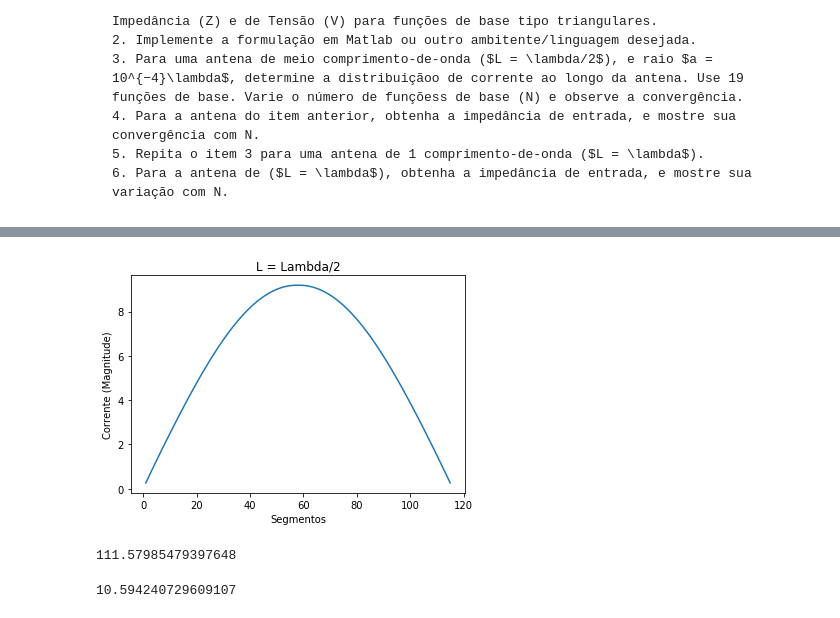
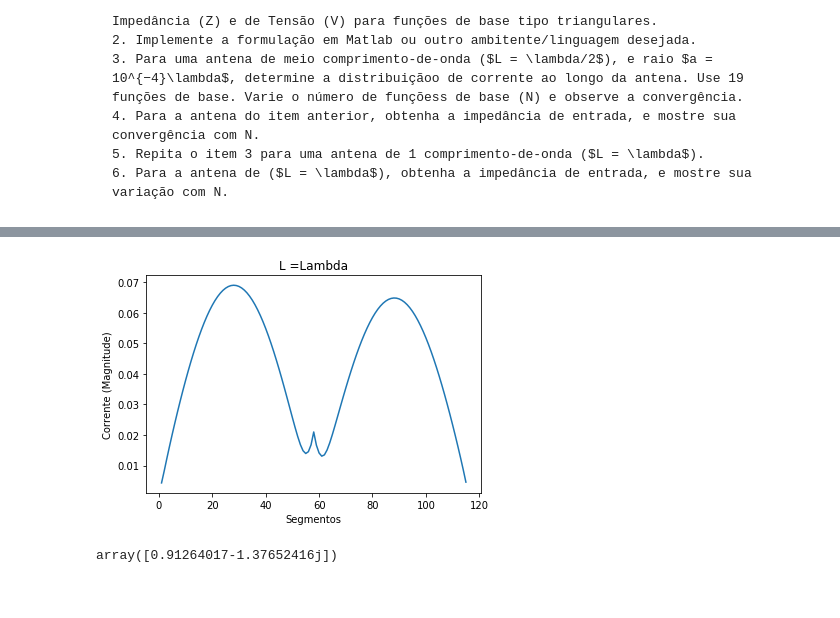
Before and after one commit to arma29/Antenas, a Jupyter notebook: Lista_3/MoM_Test.ipynb, the cells around one changed output, grey strips where cells are left out. Drawn from its saved outputs; the diff is of its cells as text; code cells hidden in the pictures.

```diff
--- a/Lista_3/MoM_Test.ipynb
+++ b/Lista_3/MoM_Test.ipynb
@@ -63,18 +56,21 @@ def voltageColumn(N):
         V[temp] = V0
     return V
 # %%
-def funcZ(x):
+def funcZ(x,L,N):
+    Delta = L/N
+    if(x < 0):
+        x = 0
     return -L/2 + x*Delta
 # %%
 def funcPsi(m,n, L, N,a):
     Delta = L/N
     if(m == n):
         fst = 1./(2*Pi*Delta)
-        snd = np.log((Delta/2 + np.sqrt( (Delta/2)**2 + a**2  ))/a )
+        snd = np.log((Delta/2 + np.sqrt( (Delta/2)**2 + a**2  ) ) /a )
         third = 1j*k0/4*Pi
         return fst*snd - third
     else:
-        fst = np.sqrt( (funcZ(m) - funcZ(n))**2 + a**2)
+        fst = np.sqrt( (funcZ(m,L,N) - funcZ(n,L,N))**2 + a**2 )
         snd = np.exp(-1j*k0*fst)
         third = 4*Pi
         return snd/(third*fst)
@@ -91,8 +87,8 @@ def funcPhi(m,n,L,N,a):
     return (fst - snd - thd + qrt)
 # %%
 def impedanceMtz(L,N,a):
-    Zmn = np.empty([N,N])
-    ZmnAux = np.linspace(0,0,N)
+    Zmn = np.empty([N,N], dtype=np.complex_)
+    ZmnAux = np.linspace(0,0,N) #n fica com a parte real
     for i in range(0,N):
         for j in range (0,N):
             Zmn[i][j] = (k0**2)*funcAmn(i,j,L,N,a) - funcPhi(i,j,L,N,a)
@@ -100,12 +96,16 @@ def impedanceMtz(L,N,a):
         ZmnAux[i] = (k0**2)*funcAmn(0,i,L,N,a) - funcPhi(0,i,L,N,a)
     return Zmn, ZmnAux
 # %%
-def plotIxZ(L,N,a):
+def plotIxZ(L,N,a, V0,strL):
     Zmtz, Zaux = impedanceMtz(L,N,a)
+    Zaux = toeplitz(Zaux)
+    ZauxInv = inv(Zaux)
     ZInv = inv(Zmtz)
-    Vin = voltageColumn(N)
+    Vin = voltageColumn(N,V0)
+    Imnaux = np.dot(ZauxInv,Vin)
     Imn = np.dot(ZInv,Vin)
-    pl.plot(np.arange(1,N+1), Imn)
+    pl.plot(np.arange(1,N+1), abs(Imn))
     pl.xlabel('Segmentos')
     pl.ylabel('Corrente (Magnitude)')
-    pl.title('L = Lambda/2')
+    pl.title('L =' + strL)
+    return ZInv, Vin, Imn, Imnaux
@@ -112,12 +120,8 @@ def plotIxZ(L,N,a):
 # %%
-plotIxZ(Lambda/2, 115 , Lambda*(10**(-4)))
+Zinv2, Vin2, Imn2, Imnaux2 = plotIxZ(Lambda, 115 , Lambda*(10**(-4)),1, "Lambda")
 # %% [output]
-[figure, old version]
+[figure, new version]
-# %%
-abs(106/0.95-0.45j)
-# %% [output]
-111.57985479397648
-# %%
-mtz[0][2]
-# %% [output]
-10.594240729609107
+# %%
+entryImpedance(Vin2,Imn2)
+# %% [output]
+array([0.91264017-1.37652416j])
```
Also changed, not shown: parts of 4 cells of this notebook.
